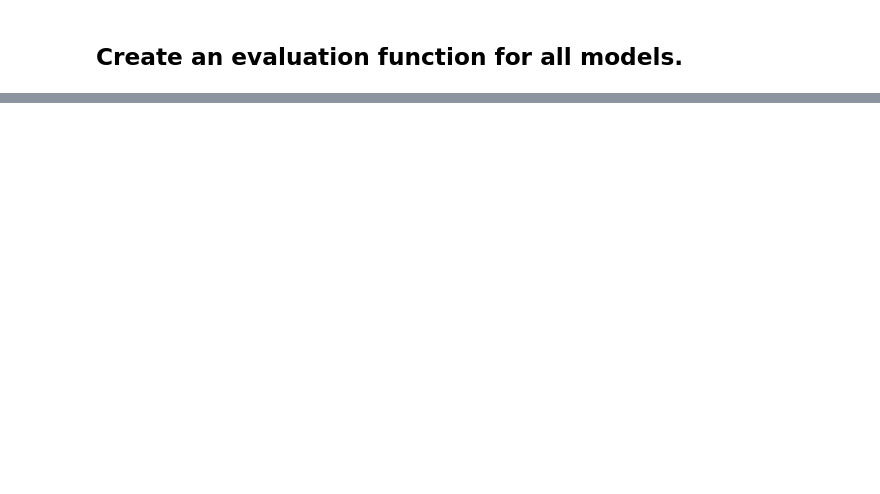
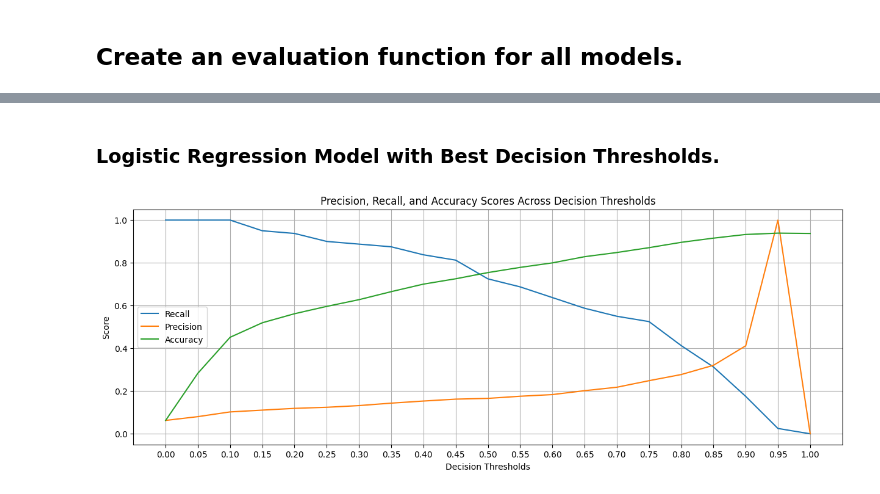
Before and after one commit to QianFu520/Machine-Learning-Stroke-Prediction, a Jupyter notebook: Part 4-Machine Learning.ipynb, the cells around one changed output, grey strips where cells are left out. Cells and saved outputs as stored; diff of their text form; code cells hidden in the pictures; blank space fills up the shorter version.

```diff
--- a/Part 4-Machine Learning.ipynb
+++ b/Part 4-Machine Learning.ipynb
@@ -187,0 +253,46 @@ def evaluate_classiffication(model, X_test, y_test, label='Test Data',
+# %% [markdown]
+### Logistic Regression Model with Best Decision Thresholds.
+# %%
+## create a function to find the best decision threshold.
+def best_decision_threshold(model, X_test):
+    test_probs = model.predict_proba(X_test)
+
+    ## Create a function to convert
+    def convert_probs_to_preds(probabilities, threshold, pos_class=1):
+
+        predictions = [1 if prob[pos_class] > threshold else 0 for prob in probabilities]
+        return predictions
+
+
+## loop over the decision thresholds
+    thresholds = np.arange(start=0, stop=1.05, step=.05)
+
+    recalls = []
+    precisions = []
+    accuracies = []
+
+    for thresh in thresholds:
+
+        preds = convert_probs_to_preds(test_probs, thresh)
+
+        recalls.append(recall_score(y_test, preds))
+        precisions.append(precision_score(y_test, preds))
+        accuracies.append(accuracy_score(y_test, preds))
+
+    # Plot precisions and recalls for each probability
+    plt.figure(figsize=(15,5))
+    plt.plot(thresholds, recalls, label='Recall')
+    plt.plot(thresholds, precisions, label='Precision')
+    plt.plot(thresholds, accuracies, label='Accuracy')
+    plt.legend()
+    plt.title('Precision, Recall, and Accuracy Scores Across Decision Thresholds')
+    plt.xlabel('Decision Thresholds')
+    plt.ylabel('Score')
+    plt.grid()
+    plt.xticks(thresholds)
+    plt.show()
+# %%
+## we are using the model with the balanced classes.
+best_decision_threshold(logreg_smote_pipe, X_test)
+# %% [output]
+[figure, added]
```
Also changed, not shown: parts of 32 cells of this notebook.
